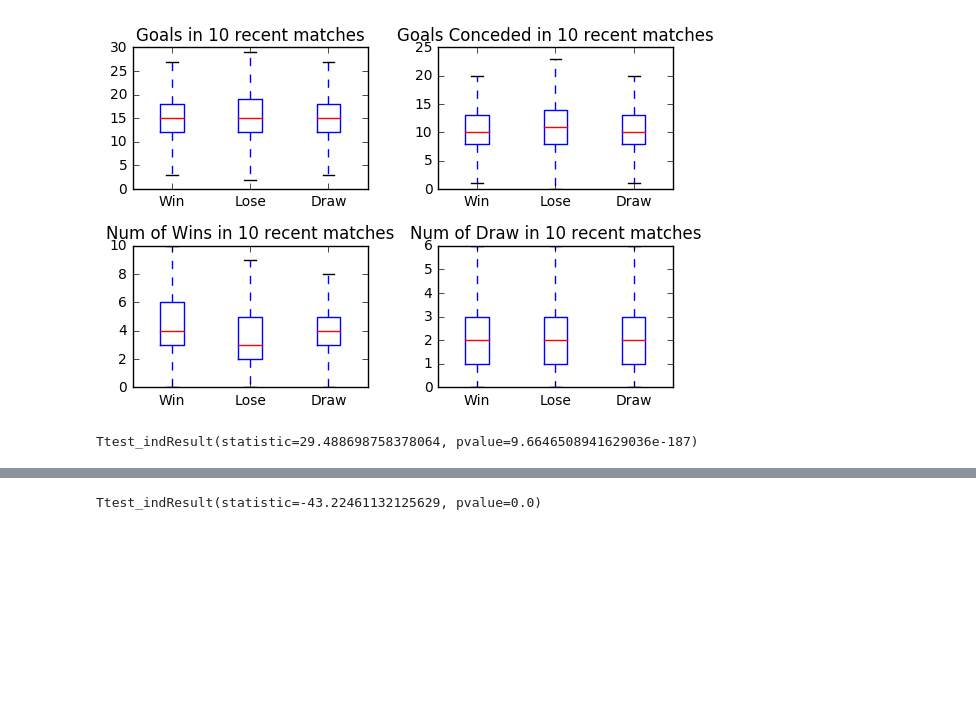
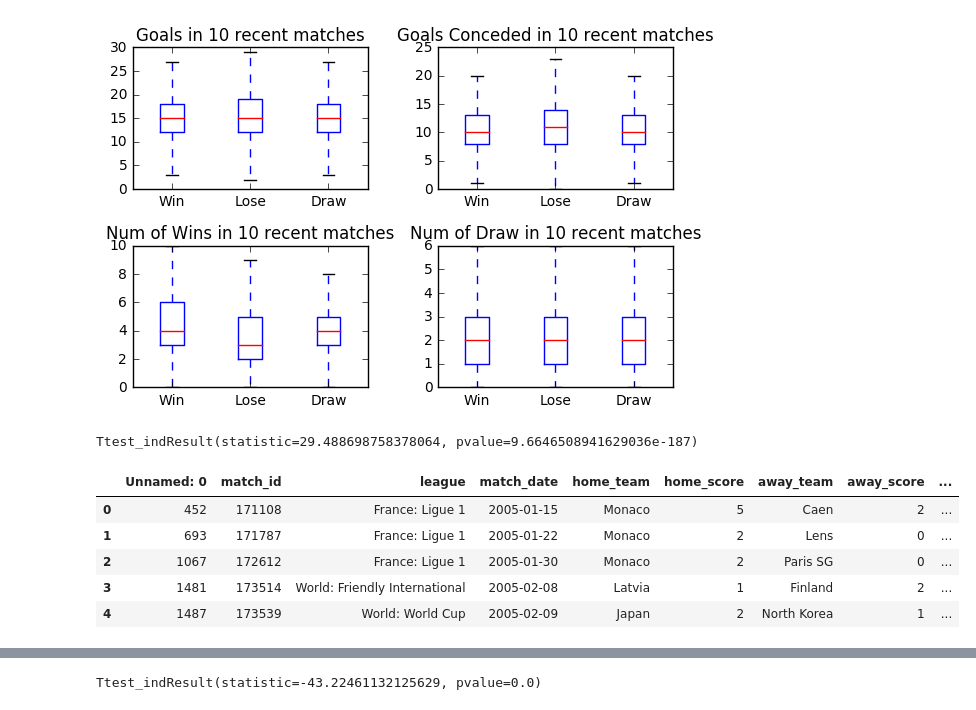
Before and after one commit to mrthlinh/FIFA-World-Cup-Prediction, a Jupyter notebook: EDA.ipynb, the cells around one changed output, grey strips where cells are left out. Cells and saved outputs as stored; diff of their text form; code cells hidden in the pictures; blank space fills up the shorter version.

```diff
--- a/EDA.ipynb
+++ b/EDA.ipynb
@@ -124,6 +125,15 @@ Ttest_indResult(statistic=29.488698758378064, pvalue=9.6646508941629036e-187)
 # Read the current data
 data_odd = pd.read_csv("data/data_odd_match.csv", encoding='utf-8')
 # data_2005.head()
+# %%
+data_odd.head()
+# %% [output]
+|  | Unnamed: 0 | match_id | league | match_date | home_team | home_score | away_team | away_score | ... |
+| 0 | 452 | 171108 | France: Ligue 1 | 2005-01-15 | Monaco | 5 | Caen | 2 | ... |
+| 1 | 693 | 171787 | France: Ligue 1 | 2005-01-22 | Monaco | 2 | Lens | 0 | ... |
+| 2 | 1067 | 172612 | France: Ligue 1 | 2005-01-30 | Monaco | 2 | Paris SG | 0 | ... |
+| 3 | 1481 | 173514 | World: Friendly International | 2005-02-08 | Latvia | 1 | Finland | 2 | ... |
+| 4 | 1487 | 173539 | World: World Cup | 2005-02-09 | Japan | 2 | North Korea | 1 | ... |
 # %%
 # get average odd of win team, lose team
 home_win = data_odd[data_odd.home_score > data_odd.away_score]
```
Also changed, not shown: parts of 5 cells of this notebook, 1 other file.
